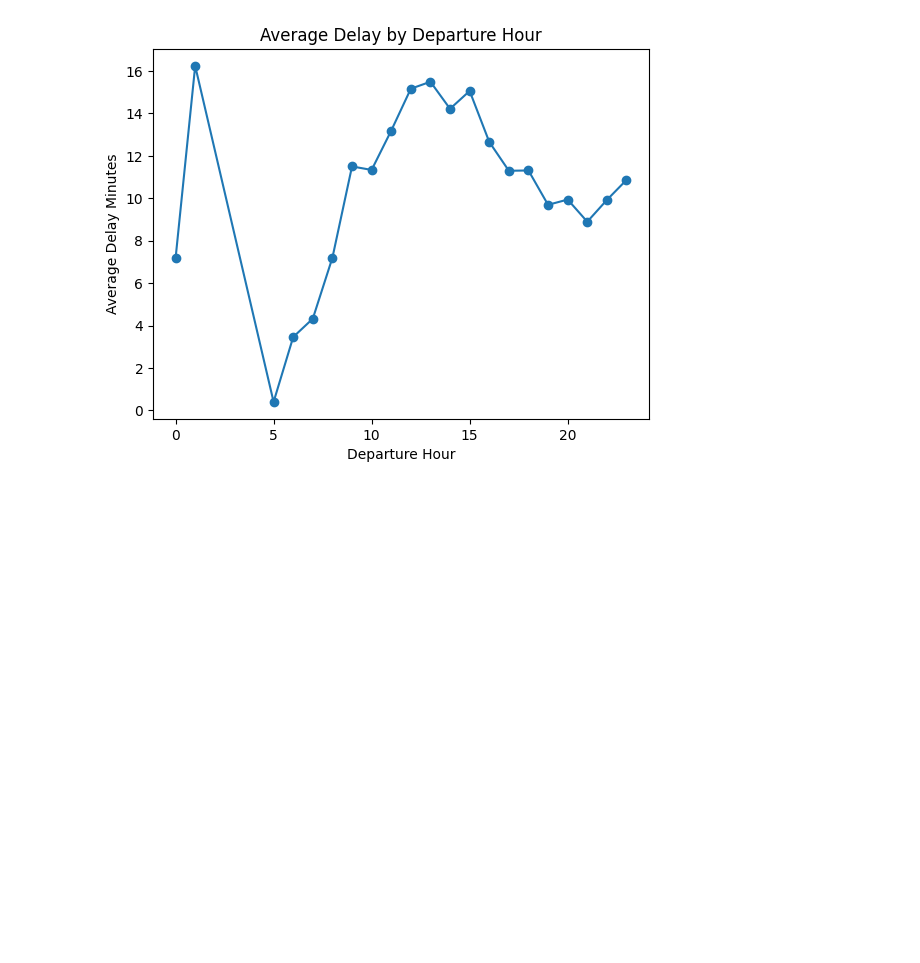
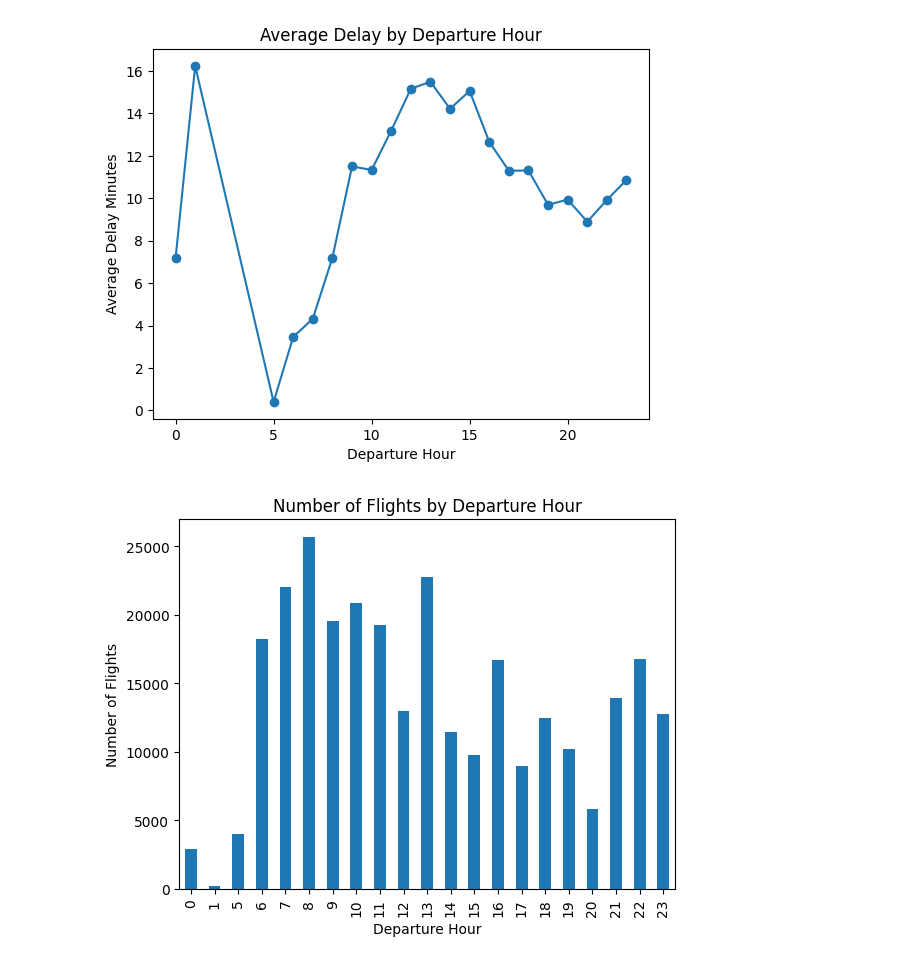
Before and after one commit to ageller02/Math-189-Group-34, a Jupyter notebook: notebooks/EDA.ipynb, the cells around one changed output. Saved outputs shown, nothing was run; the diff lists cells and outputs as text; code cells hidden in the pictures; blank space fills up the shorter version.

```diff
--- a/notebooks/EDA.ipynb
+++ b/notebooks/EDA.ipynb
@@ -68,3 +68,13 @@ plt.title("Average Delay by Departure Hour")
 plt.show()
 # %% [output]
 [figure]
+# %%
+flights["departure_hour"].value_counts().sort_index().plot(kind="bar")
+
+plt.xlabel("Departure Hour")
+plt.ylabel("Number of Flights")
+plt.title("Number of Flights by Departure Hour")
+
+plt.show()
+# %% [output]
+[figure, added]
```
Also changed, not shown: parts of 3 cells of this notebook.
